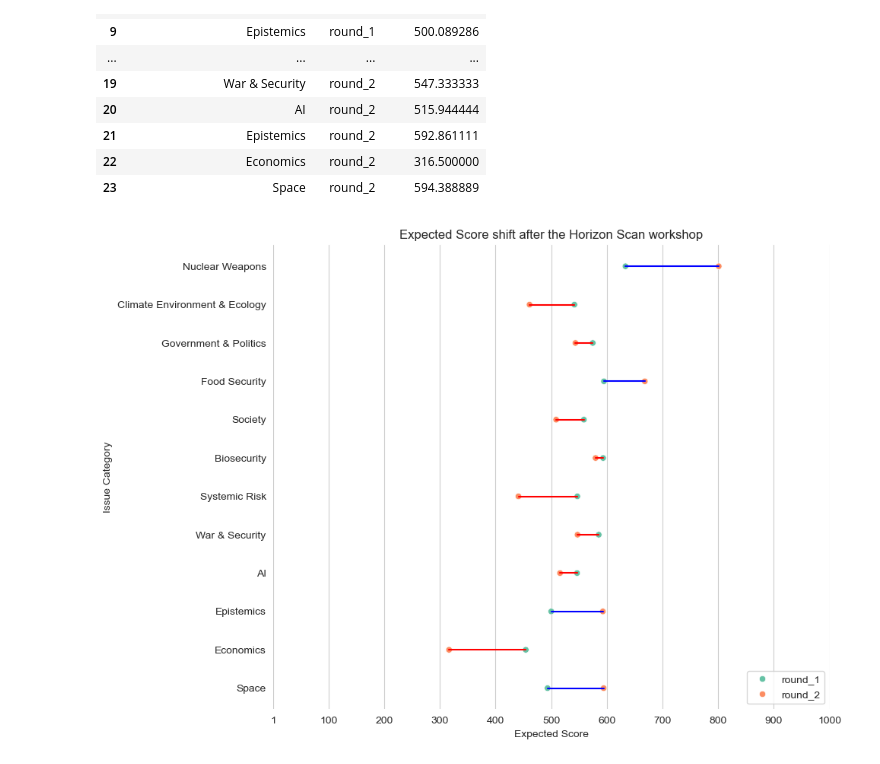
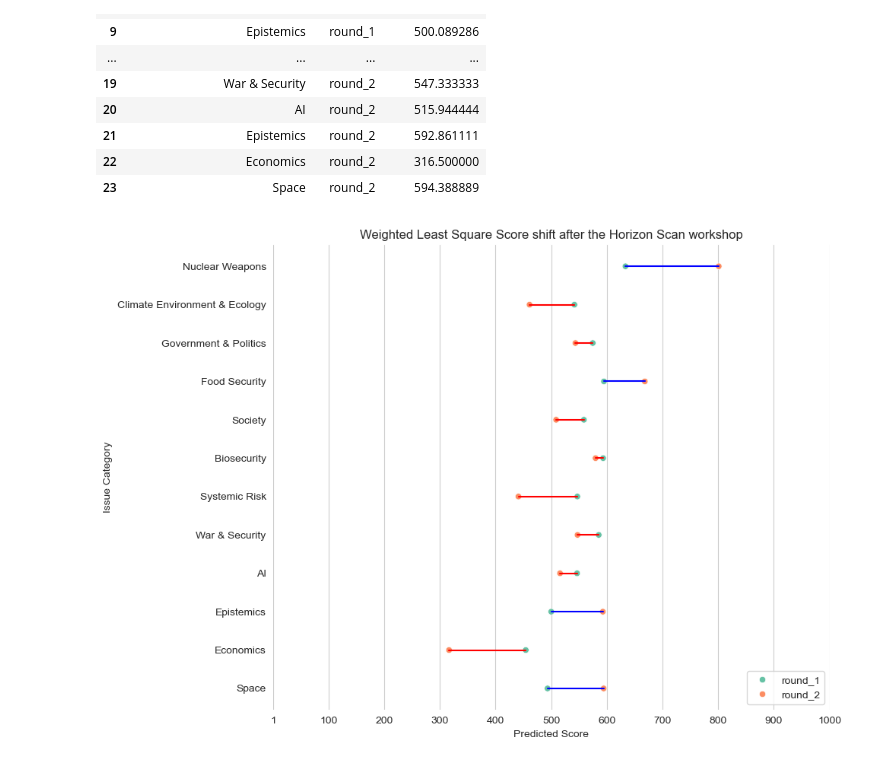
Before and after one commit to chrischank/GCR-Horizon-Scan, a Jupyter notebook: notebooks/HS_analysis.ipynb, the cells around one changed output. Cells and saved outputs as stored; diff of their text form; code cells hidden in the pictures.

Commit message:
fix(v0.1.4): Expected score to predicted value

```diff
--- a/notebooks/HS_analysis.ipynb
+++ b/notebooks/HS_analysis.ipynb
@@ -224,33 +207,33 @@ fig, ax = plt.subplots(figsize = (10, 7))
 
 lolli = sns.scatterplot(WLS_expDF_L, x="Expected_Score", y="Issue_cat",
                         hue="HS_round", palette="Set2")
 
 for cat in WLS_expDF_L["Issue_cat"].unique():
     temp_df = WLS_expDF_L[WLS_expDF_L["Issue_cat"] == cat]
 
     r1_score = temp_df[temp_df["HS_round"] == "round_1"]["Expected_Score"].values[0]
     r2_score = temp_df[temp_df["HS_round"] == "round_2"]["Expected_Score"].values[0]
 
     if r2_score > r1_score:
         cane_col = "blue"
     else:
         cane_col = "red"
 
     sns.lineplot(temp_df, x="Expected_Score", y="Issue_cat",
                  color=cane_col)
 
 lolli.yaxis.grid(False)
 lolli.legend(loc="lower right")
 lolli.set_xlim(1, 1000)
 plt.xticks([1] + list(range(100, 1001, 100)))
 
 sns.despine(left=True, bottom=True)
 plt.ylabel("Issue Category")
-plt.xlabel("Expected Score")
-plt.title("Expected Score shift after the Horizon Scan workshop")
+plt.xlabel("Predicted Score")
+plt.title("Weighted Least Square Score shift after the Horizon Scan workshop")
 
 plt.tight_layout()
 plt.savefig(f"{fig_output}/Deliberation_lolli.png")
 plt.show()
 # %% [output]
-[figure, old version]
+[figure, new version]
```
Also changed, not shown: parts of 3 cells of this notebook, 1 other file.
